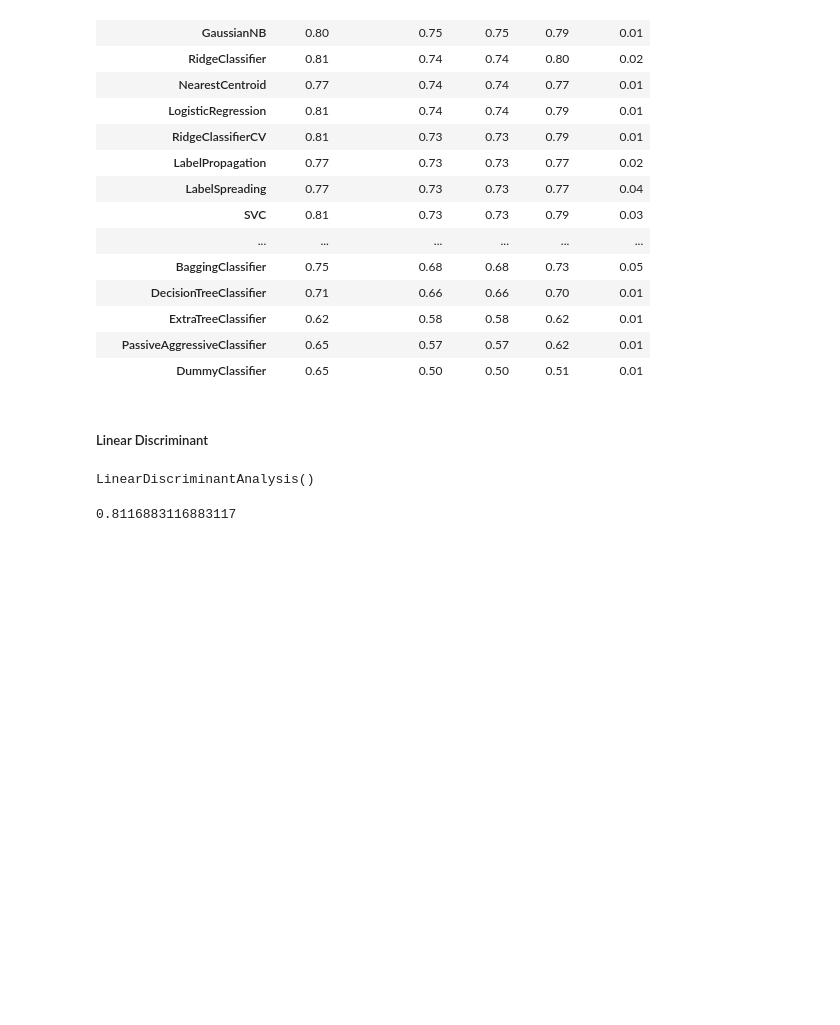
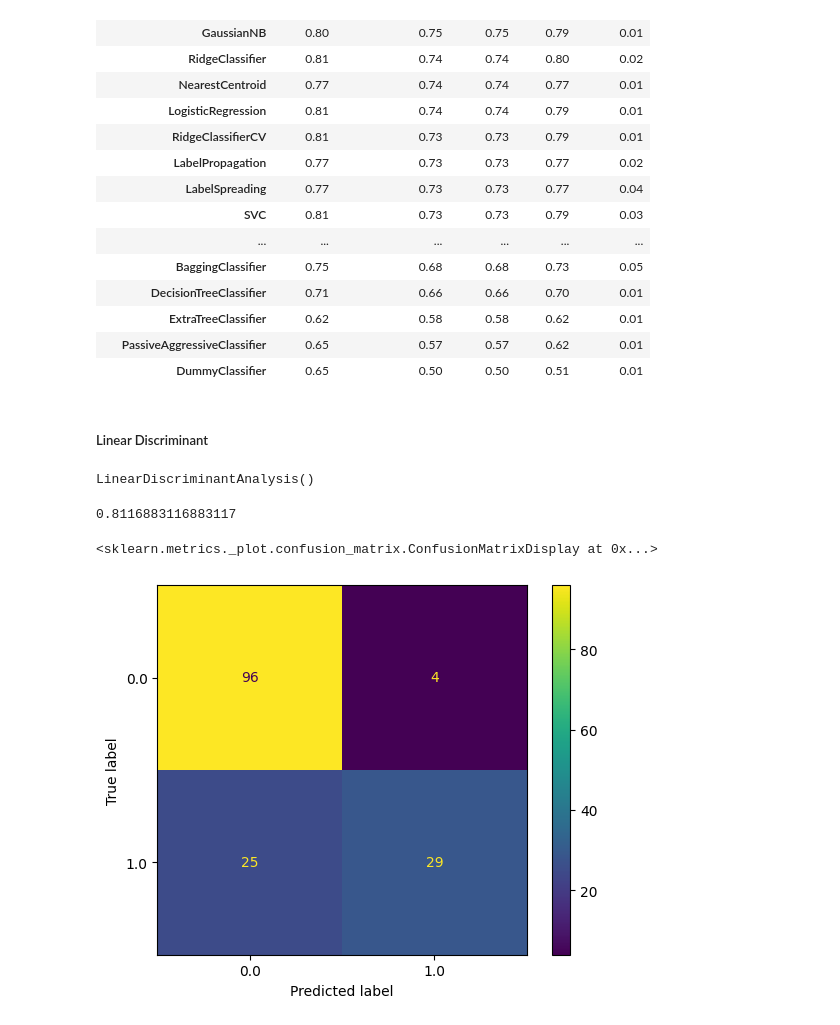
Before and after one commit to xkayo32/ML-Diabetes, a Jupyter notebook: main.ipynb, the cells around one changed output. Drawn from its saved outputs; the diff is of its cells as text; code cells hidden in the pictures; blank space fills up the shorter version.

```diff
--- a/main.ipynb
+++ b/main.ipynb
@@ -286,3 +286,8 @@ lda_previsores = lda.predict(X_teste_n)
 accuracy_score(lda_previsores,y_teste_n)
 # %% [output]
 0.8116883116883117
+# %%
+plot_confusion_matrix(lda,X_teste_n,y_teste_n)
+# %% [output]
+<sklearn.metrics._plot.confusion_matrix.ConfusionMatrixDisplay at 0x...>
+[figure, added]
```
Also changed, not shown: parts of 1 cell of this notebook.
